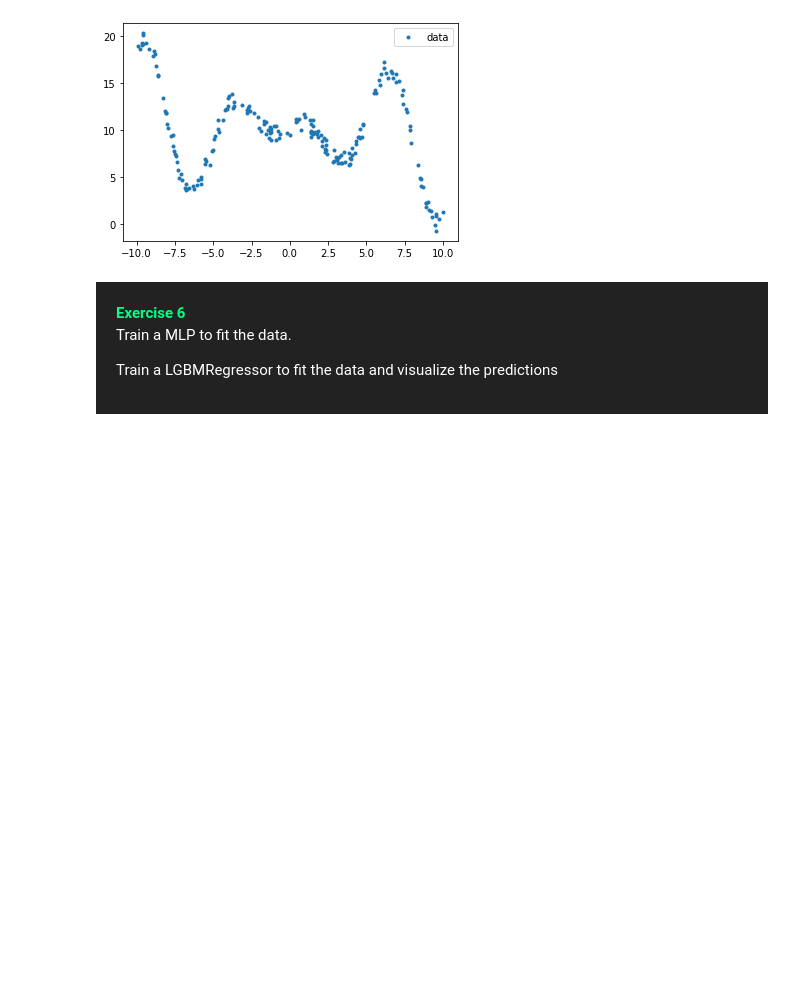
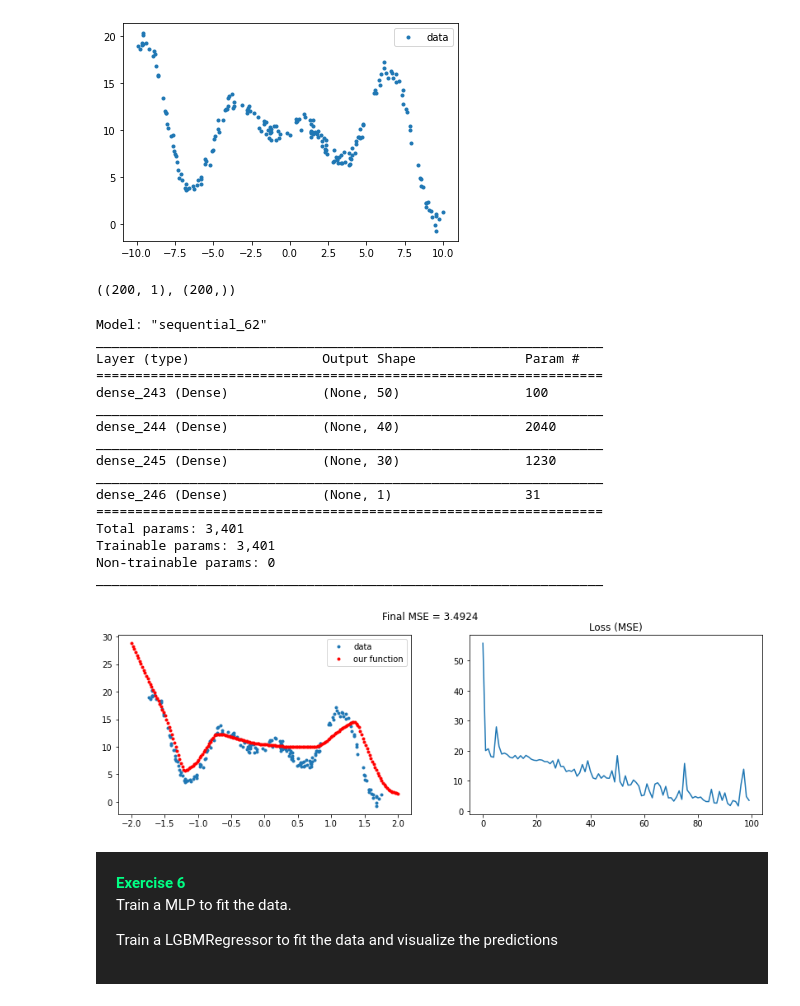
Before and after one commit to Seyi85/Deep_learning, a Jupyter notebook: 02. MLP regression/3 Regression - Exercise.ipynb, the cells around one changed output. Saved outputs shown, nothing was run; the diff lists cells and outputs as text; code cells hidden in the pictures; blank space fills up the shorter version.

```diff
--- a/02. MLP regression/3 Regression - Exercise.ipynb
+++ b/02. MLP regression/3 Regression - Exercise.ipynb
@@ -281,6 +297,51 @@ pred_x = np.linspace(start=-2, stop=2, num=200)
 plot(x,y)
 # %% [output]
 [figure]
+# %%
+x.shape,y.shape
+# %% [output]
+((200, 1), (200,))
+# %%
+scaler=StandardScaler()
+X = scaler.fit_transform(x)
+Y = scaler.fit_transform(y.reshape(-1,1))
+
+
+model = Sequential()
+model.add(Dense(50, input_dim=1,activation = 'relu', kernel_initializer='random_uniform'))
+model.add(Dense(40, activation = 'relu'))
+model.add(Dense(30, activation = 'relu'))
+model.add(Dense(1))
+
+model.summary()
+
+model.compile(loss='mse', optimizer=optimizers.SGD(0.01))
+hist = model.fit(X, y, epochs=100, batch_size=20, verbose=0)
+
+pred_y = model.predict(pred_x)
+
+fig, (plot1, plot2) = plt.subplots(1, 2, figsize=(14,4))
+fig.suptitle("Final MSE = "+ str(round(hist.history["loss"][-1],4)))
+plot(X, y, pred_x, pred_y, ax=plot1)
+plot2.plot(hist.history["loss"]); plot2.set_title("Loss (MSE)");
+# %% [output]
+Model: "sequential_62"
+_________________________________________________________________
+Layer (type)                 Output Shape              Param #
+=================================================================
+dense_243 (Dense)            (None, 50)                100
+_________________________________________________________________
+dense_244 (Dense)            (None, 40)                2040
+_________________________________________________________________
+dense_245 (Dense)            (None, 30)                1230
+_________________________________________________________________
+dense_246 (Dense)            (None, 1)                 31
+=================================================================
+Total params: 3,401
+Trainable params: 3,401
+Non-trainable params: 0
+_________________________________________________________________
+[figure, added]
 # %% [markdown]
 <div style="background:#222222; color:#ffffff; padding:20px">
   <strong style="color:#01ff84">Exercise 6</strong>
```
Also changed, not shown: parts of 4 cells of this notebook.
